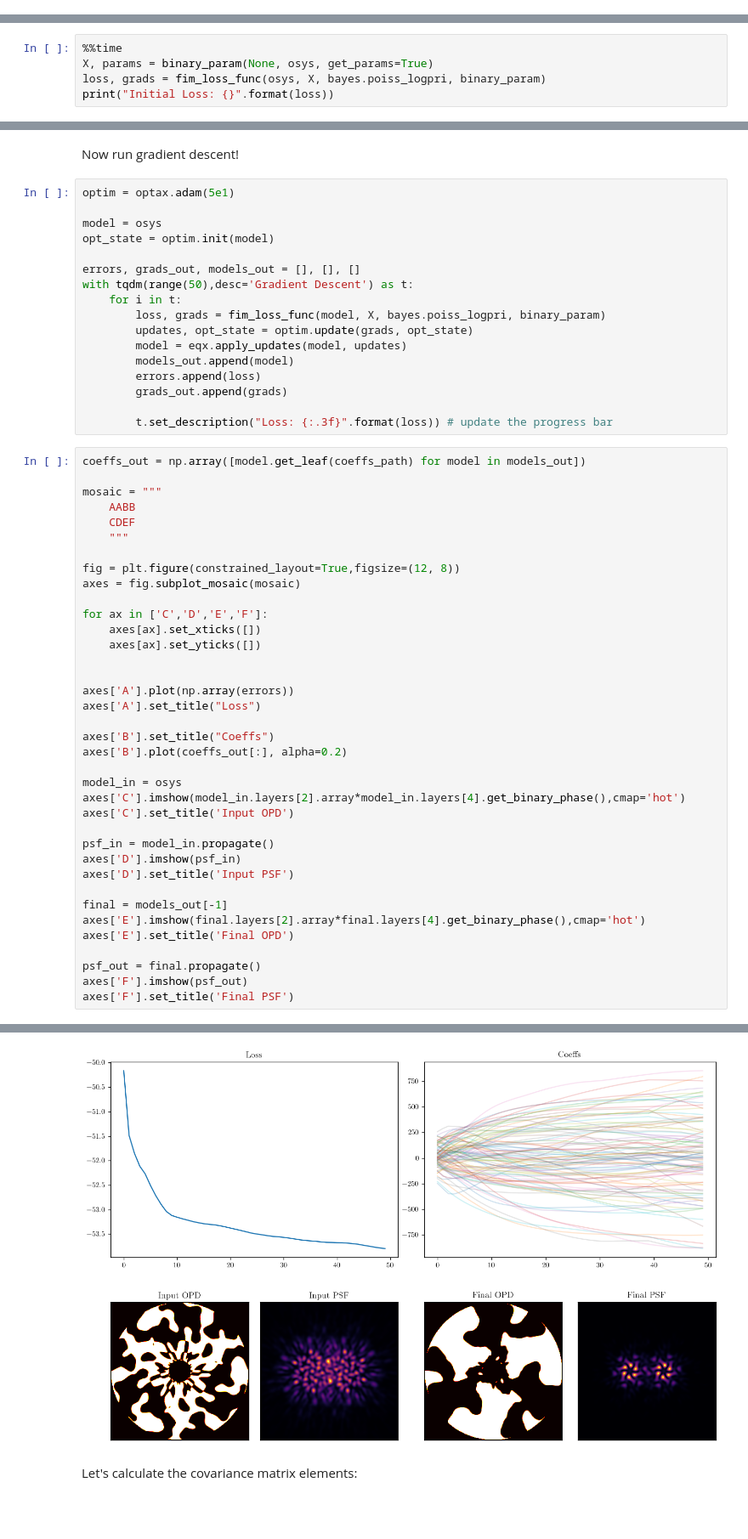
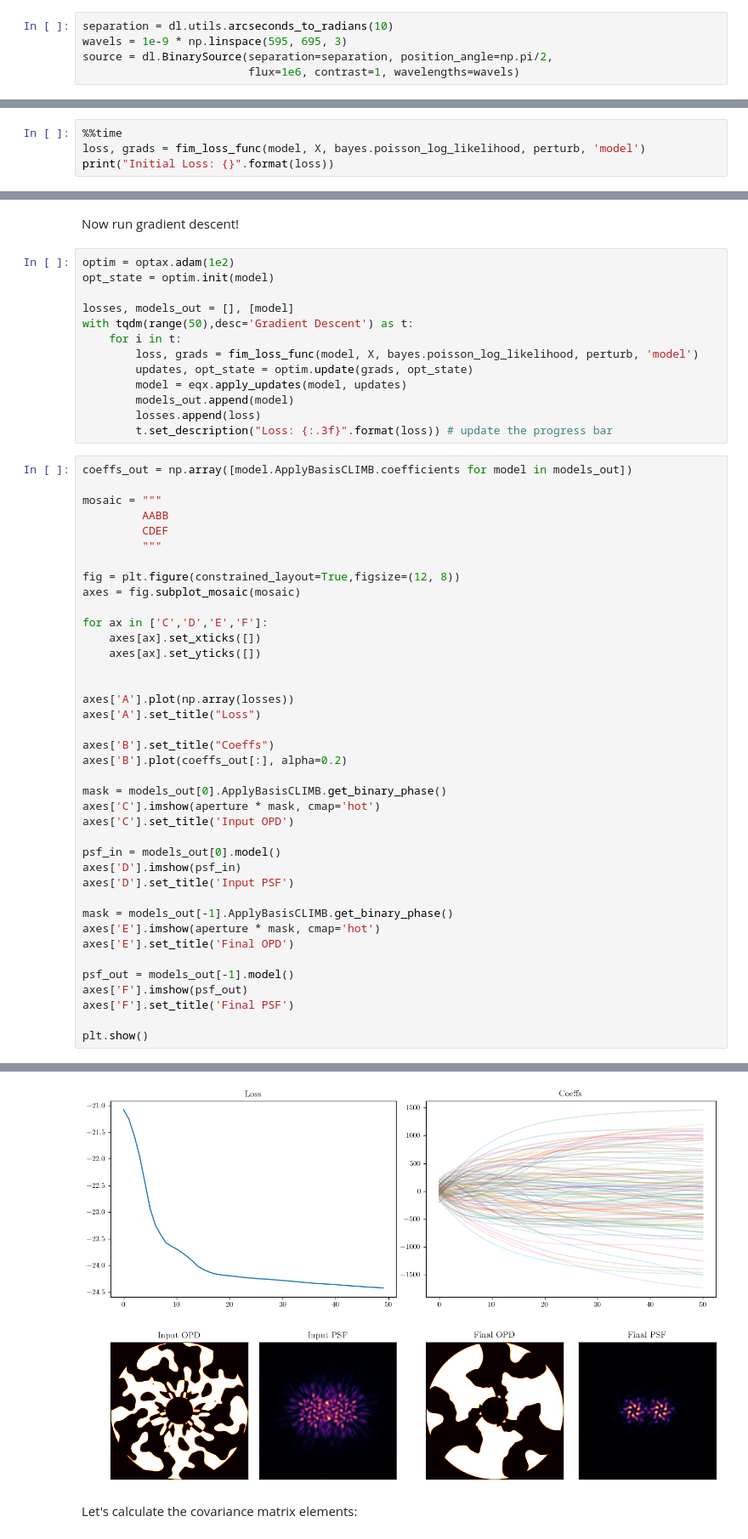
Before and after one commit to LouisDesdoigts/dLux, a Jupyter notebook: docs/notebooks/fisher_information.ipynb, the cells around one changed output, grey strips where cells are left out. Shown at 85% size. Cells and saved outputs as stored; diff of their text form; blank space fills up the shorter version.

```diff
--- a/docs/notebooks/fisher_information.ipynb
+++ b/docs/notebooks/fisher_information.ipynb
@@ -49,0 +52,5 @@ wavels = 1e-9 * np.linspace(595, 695, 6)
+# %%
+separation = dl.utils.arcseconds_to_radians(10)
+wavels = 1e-9 * np.linspace(595, 695, 3)
+source = dl.BinarySource(separation=separation, position_angle=np.pi/2,
+                         flux=1e6, contrast=1, wavelengths=wavels)
@@ -201,7 +139,6 @@ def fim_loss_func(model, X, logpri_fn, update_fn):
 Call the loss function once to compile:
 # %%
 %%time
-X, params = binary_param(None, osys, get_params=True)
-loss, grads = fim_loss_func(osys, X, bayes.poiss_logpri, binary_param)
+loss, grads = fim_loss_func(model, X, bayes.poisson_log_likelihood, perturb, 'model')
 print("Initial Loss: {}".format(loss))
 # %% [output]
@@ -211,29 +148,25 @@ Wall time: 13.8 s
 # %% [markdown]
 Now run gradient descent!
 # %%
-optim = optax.adam(5e1)
-
-model = osys
+optim = optax.adam(1e2)
 opt_state = optim.init(model)
 
-errors, grads_out, models_out = [], [], []
+losses, models_out = [], [model]
 with tqdm(range(50),desc='Gradient Descent') as t:
     for i in t:
-        loss, grads = fim_loss_func(model, X, bayes.poiss_logpri, binary_param)
+        loss, grads = fim_loss_func(model, X, bayes.poisson_log_likelihood, perturb, 'model')
         updates, opt_state = optim.update(grads, opt_state)
         model = eqx.apply_updates(model, updates)
         models_out.append(model)
-        errors.append(loss)
-        grads_out.append(grads)
-
+        losses.append(loss)
         t.set_description("Loss: {:.3f}".format(loss)) # update the progress bar
 # %%
-coeffs_out = np.array([model.get_leaf(coeffs_path) for model in models_out])
+coeffs_out = np.array([model.ApplyBasisCLIMB.coefficients for model in models_out])
 
 mosaic = """
-    AABB
-    CDEF
-    """
+         AABB
+         CDEF
+         """
 
 fig = plt.figure(constrained_layout=True,figsize=(12, 8))
 axes = fig.subplot_mosaic(mosaic)
@@ -243,25 +176,27 @@ for ax in ['C','D','E','F']:
     axes[ax].set_yticks([])
 
 
-axes['A'].plot(np.array(errors))
+axes['A'].plot(np.array(losses))
 axes['A'].set_title("Loss")
 
 axes['B'].set_title("Coeffs")
 axes['B'].plot(coeffs_out[:], alpha=0.2)
 
-model_in = osys
-axes['C'].imshow(model_in.layers[2].array*model_in.layers[4].get_binary_phase(),cmap='hot')
+mask = models_out[0].ApplyBasisCLIMB.get_binary_phase()
+axes['C'].imshow(aperture * mask, cmap='hot')
 axes['C'].set_title('Input OPD')
 
-psf_in = model_in.propagate()
+psf_in = models_out[0].model()
 axes['D'].imshow(psf_in)
 axes['D'].set_title('Input PSF')
 
-final = models_out[-1]
-axes['E'].imshow(final.layers[2].array*final.layers[4].get_binary_phase(),cmap='hot')
+mask = models_out[-1].ApplyBasisCLIMB.get_binary_phase()
+axes['E'].imshow(aperture * mask, cmap='hot')
 axes['E'].set_title('Final OPD')
 
-psf_out = final.propagate()
+psf_out = models_out[-1].model()
 axes['F'].imshow(psf_out)
 axes['F'].set_title('Final PSF')
+
+plt.show()
 # %% [output]
@@ -269,4 +203,4 @@ Text(0.5, 1.0, 'Final PSF')
-[figure, old version]
+[figure, new version]
 # %% [markdown]
 Let's calculate the covariance matrix elements:
 # %%
```
Also changed, not shown: parts of 19 cells of this notebook, 3 other files.
